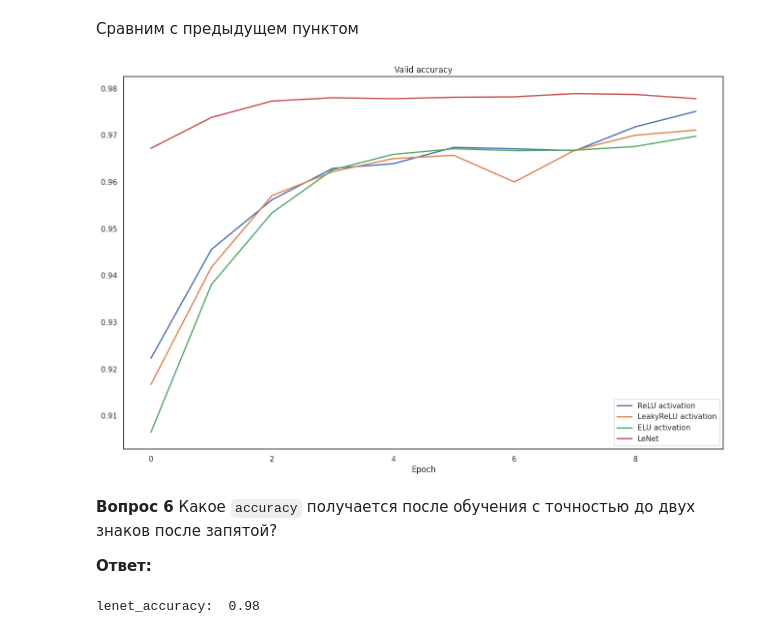
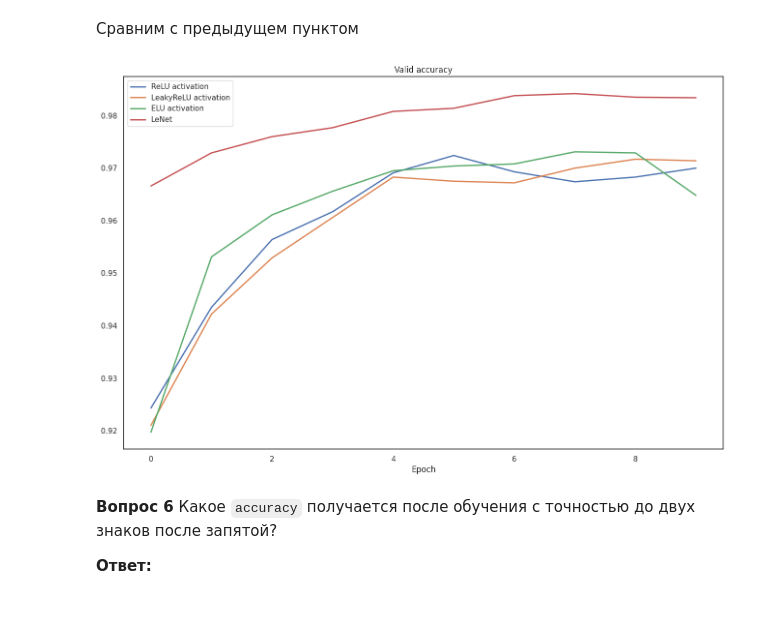
Before and after one commit to Summit2/ML_education, a Jupyter notebook: [homework]dense_and_convolutional_nn.ipynb, the cells around one changed output. Cells and saved outputs as stored; diff of their text form; code cells hidden in the pictures.

```diff
--- a/[homework]dense_and_convolutional_nn.ipynb
+++ b/[homework]dense_and_convolutional_nn.ipynb
@@ -467,0 +400,2 @@ def test_activation_function(activation):
+# %%
+elu_accuracy = training_cycle(loaders, nn.ELU())
@@ -469,6 +421,6 @@ def test_activation_function(activation):
 #не хочу подавать на вход список функций, так в одной ячейке все будет считаться. если что-то будет неверно, придется каждый раз пересчитывать всё
 # %%
 
-relu_accuracy = test_activation_function(nn.ReLU())
+relu_accuracy = training_cycle(loaders,nn.ReLU() )
 # %% [output]
 Epoch: 1
@@ -491,4 +443,4 @@ Loader: valid. Accuracy: 0.9751
 # %%
-leaky_relu_accuracy = test_activation_function(nn.LeakyReLU())
+leaky_relu_accuracy =  training_cycle(loaders,nn.LeakyReLU())
 # %% [output]
 Epoch: 1
@@ -721,8 +658,10 @@ class LeNet(nn.Module):
         super(LeNet, self).__init__()
         # 1 input image channel, 6 output channels, 3x3 square conv kernel
         self.conv1 = nn.Conv2d(1, 6, 3)
+        #nn.ReLU()
         self.pool1 = nn.MaxPool2d(2)
         self.conv2 =  nn.Conv2d(6,16,3)
+        #nn.ReLU()
         self.pool2 = nn.MaxPool2d(2)
         #nn.flatten()
         self.fc1 = nn.Linear(400,120) #!!!
@@ -734,13 +673,13 @@ class LeNet(nn.Module):
         self.activation = nn.ReLU()
 
     def forward(self, x):
-        x = self.conv1(x)
+        x = self.activation(self.conv1(x))
         x = self.pool1(x)
-        x = self.conv2(x)
+        x = self.activation(self.conv2(x))
         x = self.pool2(x)
         x = torch.flatten(x, start_dim=1)
-        x = self.fc1(x)
-        x = self.fc2(x)
+        x = self.activation(self.fc1(x))
+        x = self.activation(self.fc2(x))
         x = self.fc3(x)
 
         return x
@@ -871,15 +772,15 @@ lenet_accuracy = accuracy["valid"]
 # %%
 plt.figure(figsize=(16, 10))
 plt.title("Valid accuracy")
-plt.plot(range(max_epochs), relu_accuracy, label="ReLU activation", linewidth=2)
-plt.plot(range(max_epochs), leaky_relu_accuracy, label="LeakyReLU activation", linewidth=2)
-plt.plot(range(max_epochs), elu_accuracy, label="ELU activation", linewidth=2)
+plt.plot(range(max_epochs), relu_accuracy["valid"], label="ReLU activation", linewidth=2)
+plt.plot(range(max_epochs), leaky_relu_accuracy["valid"], label="LeakyReLU activation", linewidth=2)
+plt.plot(range(max_epochs), elu_accuracy["valid"], label="ELU activation", linewidth=2)
 plt.plot(range(max_epochs), lenet_accuracy, label="LeNet", linewidth=2)
 plt.legend()
 plt.xlabel("Epoch")
 plt.show()
 # %% [output]
-[figure, old version]
+[figure, new version]
 # %% [markdown]
 **Вопрос 6**
 Какое `accuracy` получается после обучения с точностью до двух знаков после запятой?
@@ -888,5 +789,3 @@ plt.show()
 # %%
 
 print('lenet_accuracy: ', round(lenet_accuracy[-1],2))
-# %% [output]
-lenet_accuracy:  0.98
```
Also changed, not shown: parts of 30 cells of this notebook.
